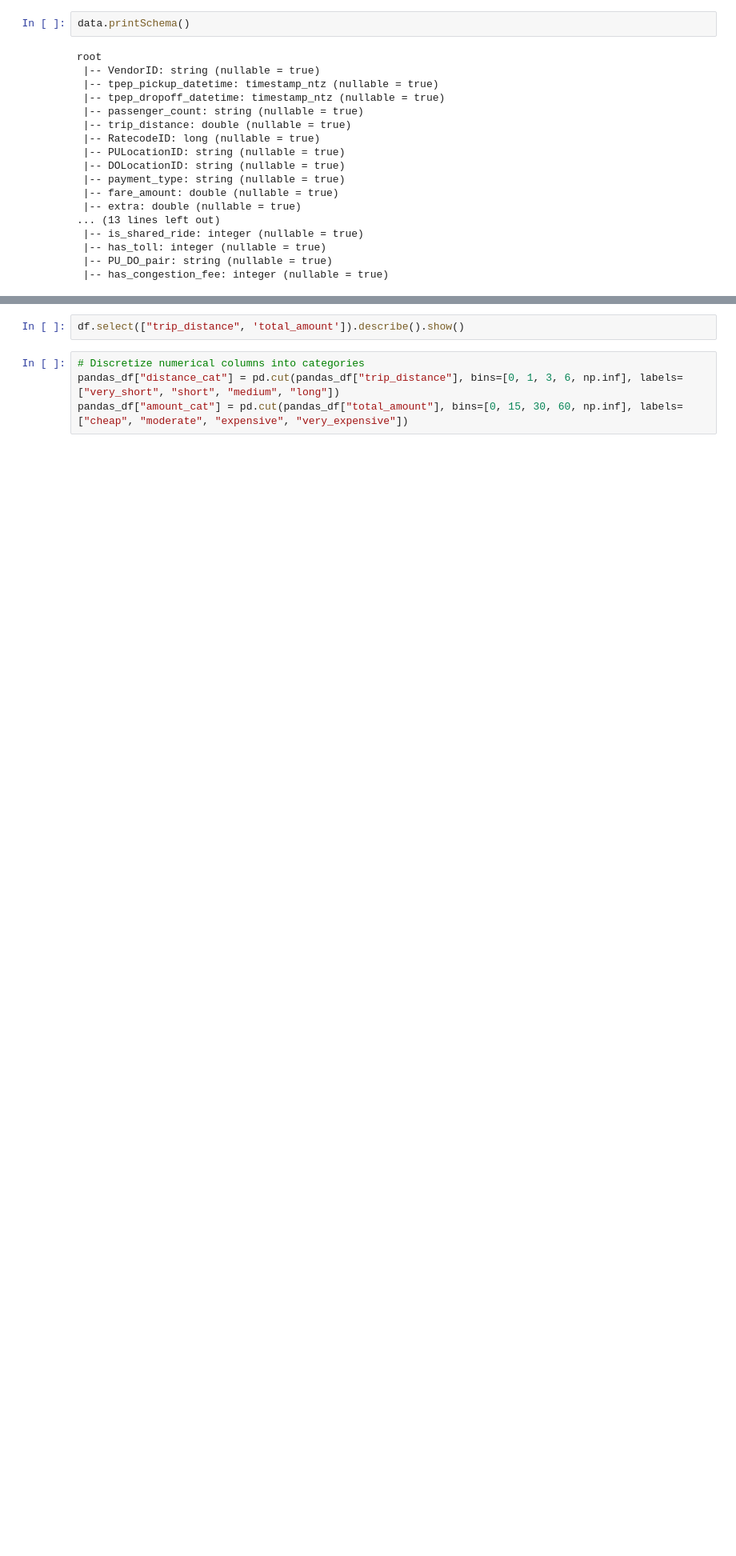
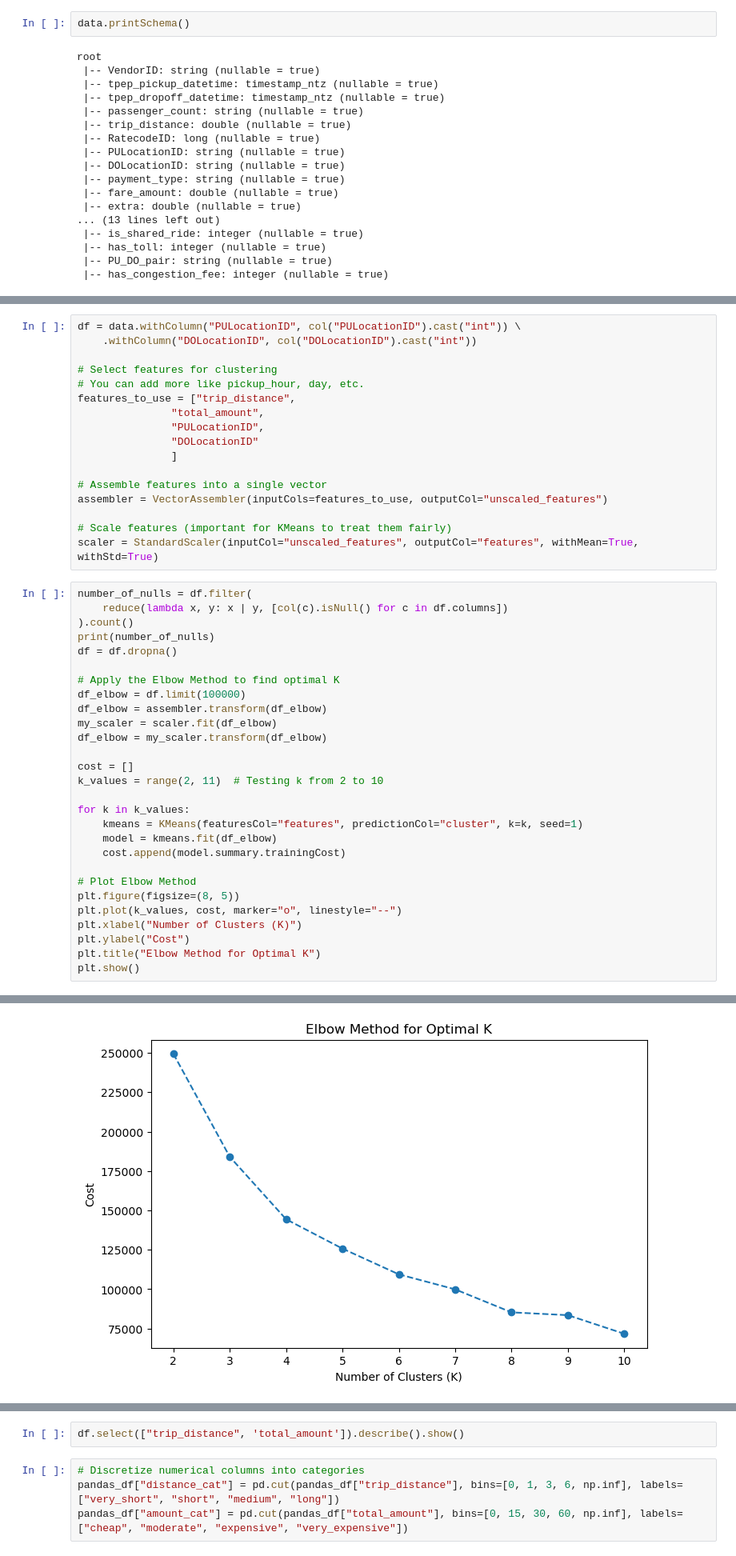
Before and after one commit to rafabernard0/BDA_PROJECT, a Jupyter notebook: VILMA/eda_clustering.ipynb, the cells around one changed output, grey strips where cells are left out. Shown at 80% size. Drawn from its saved outputs; the diff is of its cells as text; blank space fills up the shorter version.

Commit message:
try to cluster PU and DO locations

```diff
--- a/VILMA/eda_clustering.ipynb
+++ b/VILMA/eda_clustering.ipynb
@@ -48,0 +52,46 @@ root
+# %%
+df = data.withColumn("PULocationID", col("PULocationID").cast("int")) \
+    .withColumn("DOLocationID", col("DOLocationID").cast("int"))
+
+# Select features for clustering
+# You can add more like pickup_hour, day, etc.
+features_to_use = ["trip_distance",
+               "total_amount",
+               "PULocationID",
+               "DOLocationID"
+               ]
+
+# Assemble features into a single vector
+assembler = VectorAssembler(inputCols=features_to_use, outputCol="unscaled_features")
+
+# Scale features (important for KMeans to treat them fairly)
+scaler = StandardScaler(inputCol="unscaled_features", outputCol="features", withMean=True, withStd=True)
+# %%
+number_of_nulls = df.filter(
+    reduce(lambda x, y: x | y, [col(c).isNull() for c in df.columns])
+).count()
+print(number_of_nulls)
+df = df.dropna()
+
+# Apply the Elbow Method to find optimal K
+df_elbow = df.limit(100000)
+df_elbow = assembler.transform(df_elbow)
+my_scaler = scaler.fit(df_elbow)
+df_elbow = my_scaler.transform(df_elbow)
+
+cost = []
+k_values = range(2, 11)  # Testing k from 2 to 10
+
+for k in k_values:
+    kmeans = KMeans(featuresCol="features", predictionCol="cluster", k=k, seed=1)
+    model = kmeans.fit(df_elbow)
+    cost.append(model.summary.trainingCost)
+
+# Plot Elbow Method
+plt.figure(figsize=(8, 5))
+plt.plot(k_values, cost, marker="o", linestyle="--")
+plt.xlabel("Number of Clusters (K)")
+plt.ylabel("Cost")
+plt.title("Elbow Method for Optimal K")
+plt.show()
+# %% [output]
@@ -48,0 +99 @@ root
+[figure, added]
```
Also changed, not shown: parts of 9 cells of this notebook.
